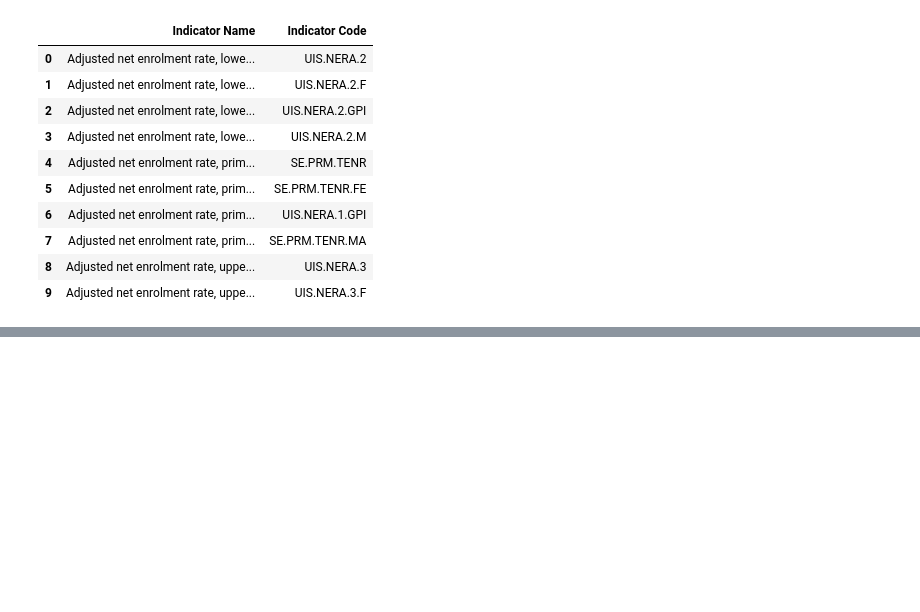
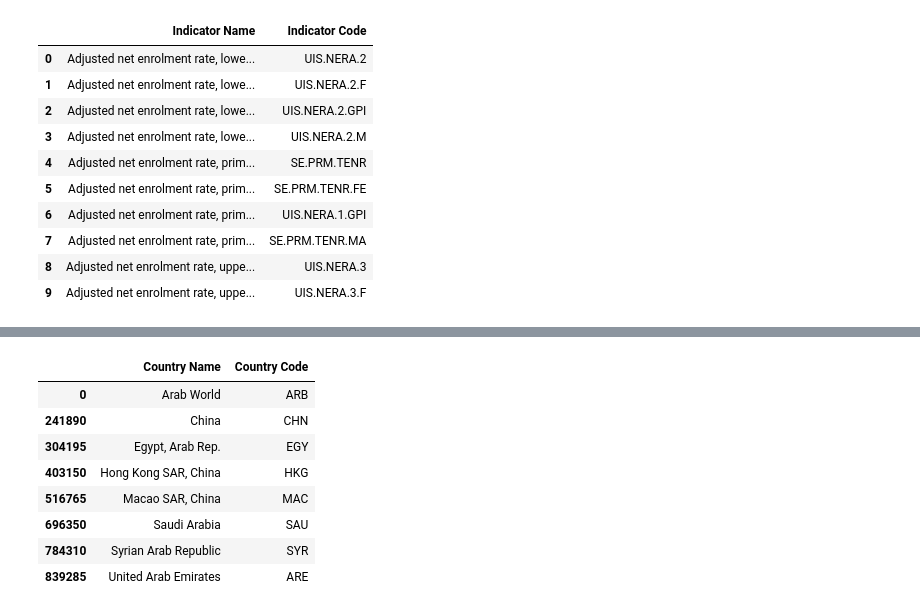
Before and after one commit to vanshika7-max/World-Bank-Education-Stats, a Jupyter notebook: Vanshika_Raj_Team_7_Capstone_Project.ipynb, the cells around one changed output, grey strips where cells are left out. Cells and saved outputs as stored; diff of their text form; code cells hidden in the pictures; blank space fills up the shorter version.

```diff
--- a/Vanshika_Raj_Team_7_Capstone_Project.ipynb
+++ b/Vanshika_Raj_Team_7_Capstone_Project.ipynb
@@ -162,0 +193,12 @@ indicators.head(10)
+# %%
+countries[countries['Country Name'].str.contains('China|Arab')]
+# %% [output]
+|  | Country Name | Country Code |
+| 0 | Arab World | ARB |
+| 241890 | China | CHN |
+| 304195 | Egypt, Arab Rep. | EGY |
+| 403150 | Hong Kong SAR, China | HKG |
+| 516765 | Macao SAR, China | MAC |
+| 696350 | Saudi Arabia | SAU |
+| 784310 | Syrian Arab Republic | SYR |
+| 839285 | United Arab Emirates | ARE |
```
Also changed, not shown: parts of 11 cells of this notebook.
